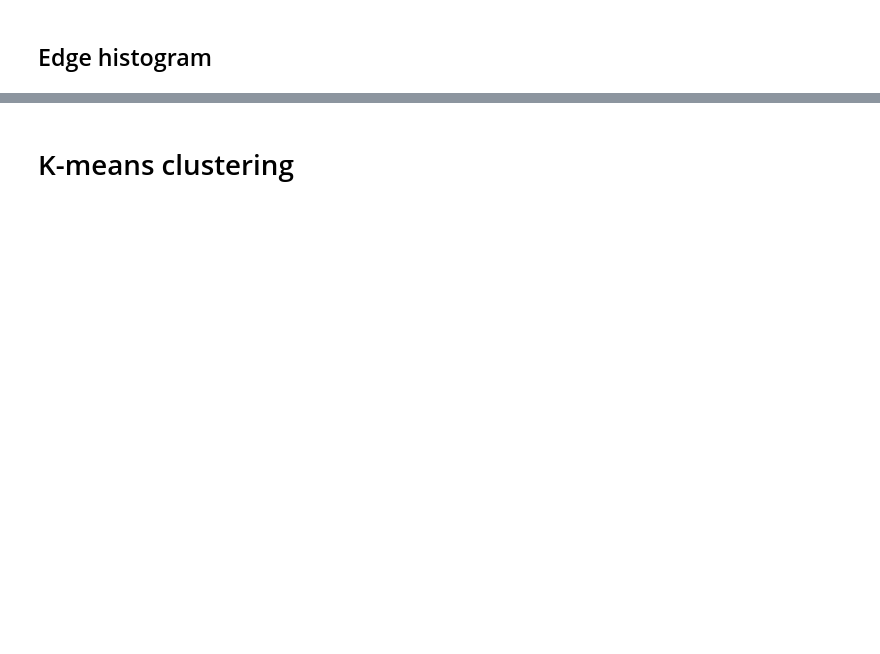
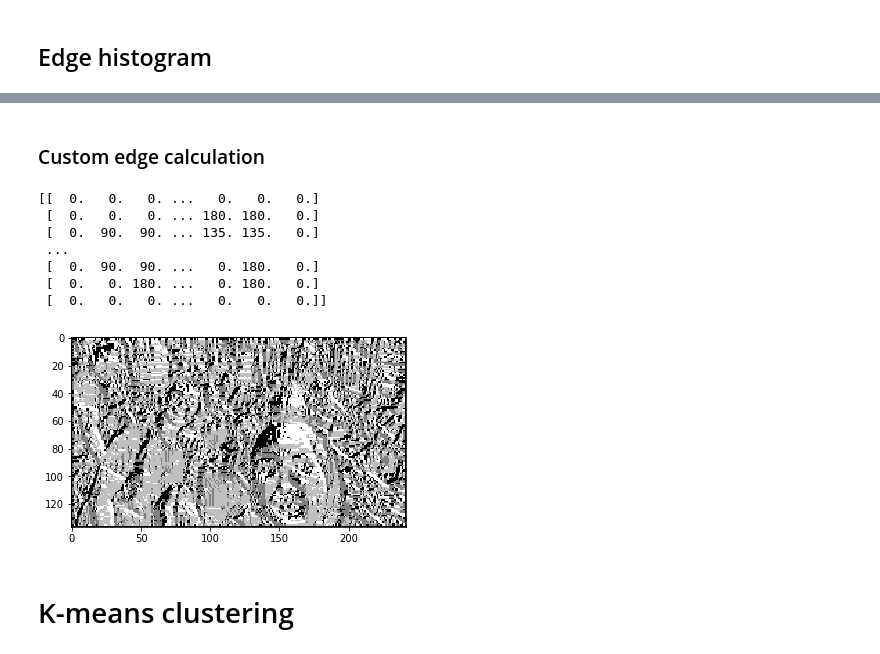
Before and after one commit to patricsteiner/image_clustering, a Jupyter notebook: intelligent_image_clustering.ipynb, the cells around one changed output, grey strips where cells are left out. Cells and saved outputs as stored; diff of their text form; code cells hidden in the pictures; blank space fills up the shorter version.

```diff
--- a/intelligent_image_clustering.ipynb
+++ b/intelligent_image_clustering.ipynb
@@ -89,3 +89,51 @@ for i, image in enumerate(images):
+# %% [markdown]
+### Custom edge calculation
+# %%
+import math
+
+for i, image in enumerate(images):
+    grayscale = np.array(image.convert('L'))
+    grayscale = np.pad(grayscale, 1, mode='constant') # surround with 0s to avoid out-of-bounds checks
+    angles = np.zeros(grayscale.shape)
+    magnitudes = np.zeros(grayscale.shape)
+    for i in range(1, grayscale.shape[0] - 1):
+        for j in range(1, grayscale.shape[1] - 1):
+            mag = 0
+            for ii in range(-1, 1):
+                for jj in range(-1, 1):
+                    if ii == jj == 0: next
+                    if grayscale[i + ii, j + jj] > mag:
+                        mag = grayscale[i + ii, j + jj]
+                        mii = ii
+                        mjj = jj
+            ang = 0
+            if (mii == -1):
+                if   (mjj == -1): ang = 135
+                elif (mjj == 0):  ang = 90
+                elif (mjj == 1):  ang = 45
+            elif (mii == 0):
+                if   (mjj == -1): ang = 180
+                elif (mjj == 1):  ang = 0
+            elif (mii == 1):
+                if   (mjj == -1): ang = 225
+                elif (mjj == 0):  ang = 270
+                elif (mjj == 1):  ang = 315
+
+            angles[i, j]= ang
+            magnitudes[i, j] = mag
+    plt.figure()
+    plt.imshow(angles, cmap='gray')
+    print(angles)
+    break
+# %% [output]
+[[  0.   0.   0. ...   0.   0.   0.]
+ [  0.   0.   0. ... 180. 180.   0.]
+ [  0.  90.  90. ... 135. 135.   0.]
+ ...
+ [  0.  90.  90. ...   0. 180.   0.]
+ [  0.   0. 180. ...   0. 180.   0.]
+ [  0.   0.   0. ...   0.   0.   0.]]
+[figure, added]
 # %% [markdown]
 # K-means clustering
 # %%
```
Also changed, not shown: parts of 5 cells of this notebook.
